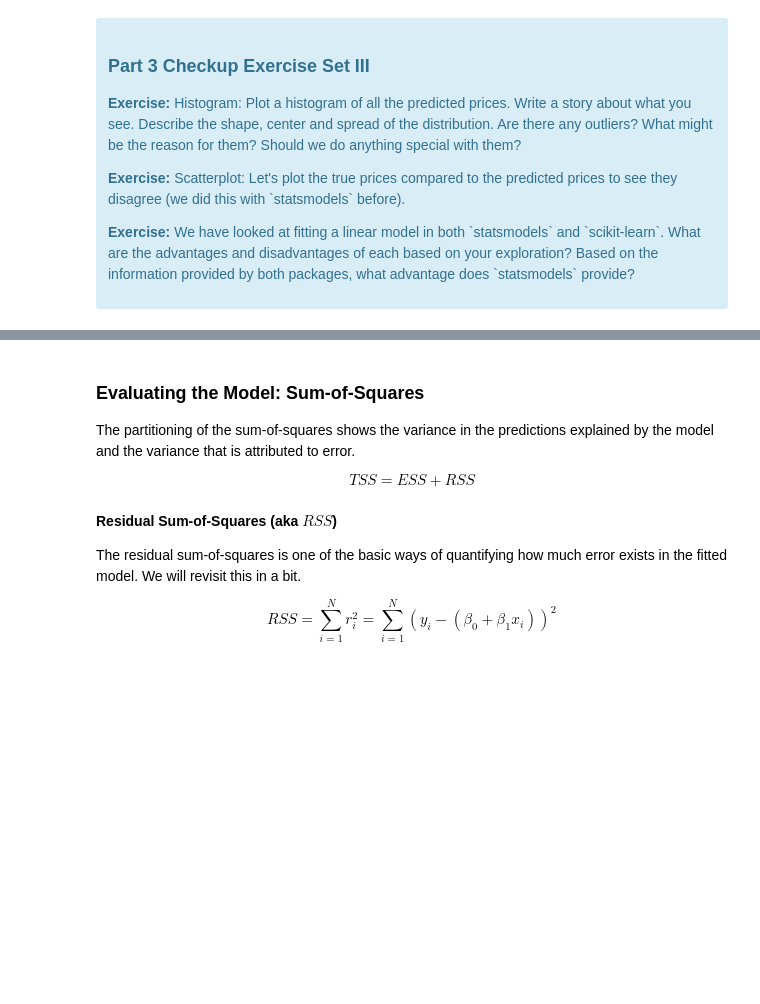
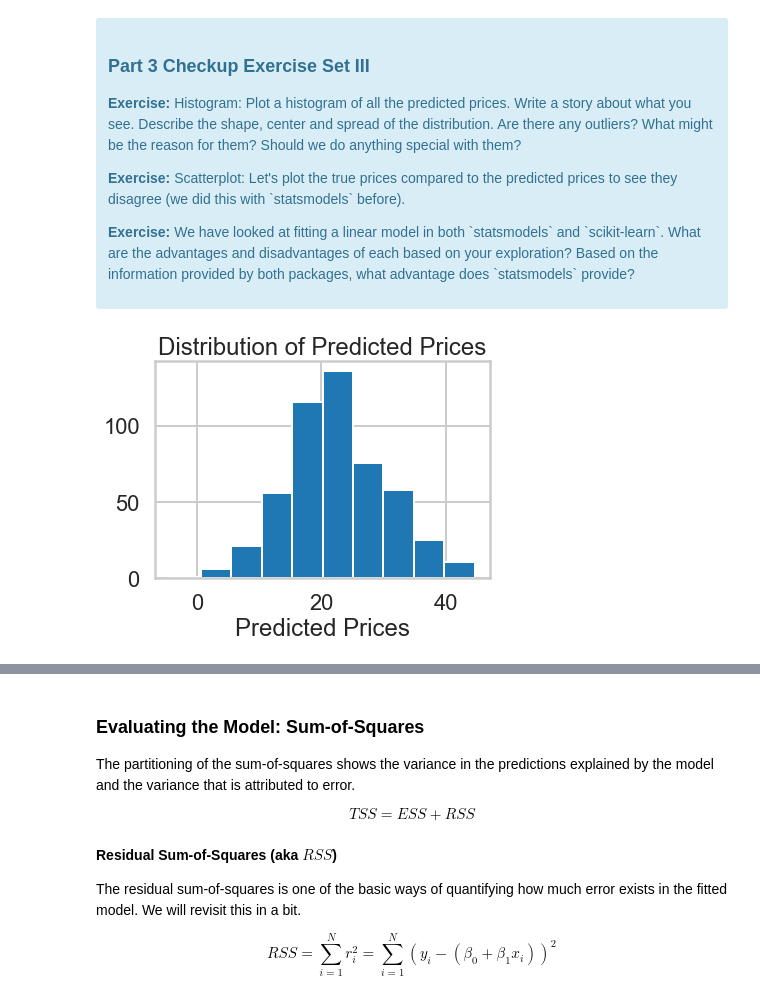
Before and after one commit to annafin/Springboard-Data-Science, a Jupyter notebook: unit_10_machine_learning/linear_regression/mini_project_linear_regression.ipynb, the cells around one changed output, grey strips where cells are left out. Drawn from its saved outputs; the diff is of its cells as text; code cells hidden in the pictures; blank space fills up the shorter version.

```diff
--- a/unit_10_machine_learning/linear_regression/mini_project_linear_regression.ipynb
+++ b/unit_10_machine_learning/linear_regression/mini_project_linear_regression.ipynb
@@ -556,0 +580,8 @@ lm.predict(X)[0:5]
+# %%
+# your turn
+plt.hist(lm.predict(X))
+plt.xlabel('Predicted Prices')
+plt.title('Distribution of Predicted Prices')
+plt.show()
+# %% [output]
+[figure, added]
```
Also changed, not shown: parts of 19 cells of this notebook.
